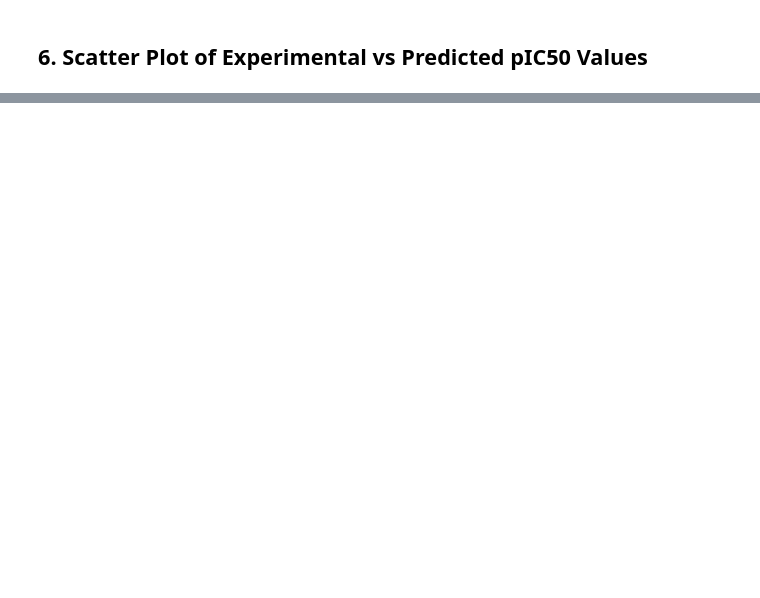
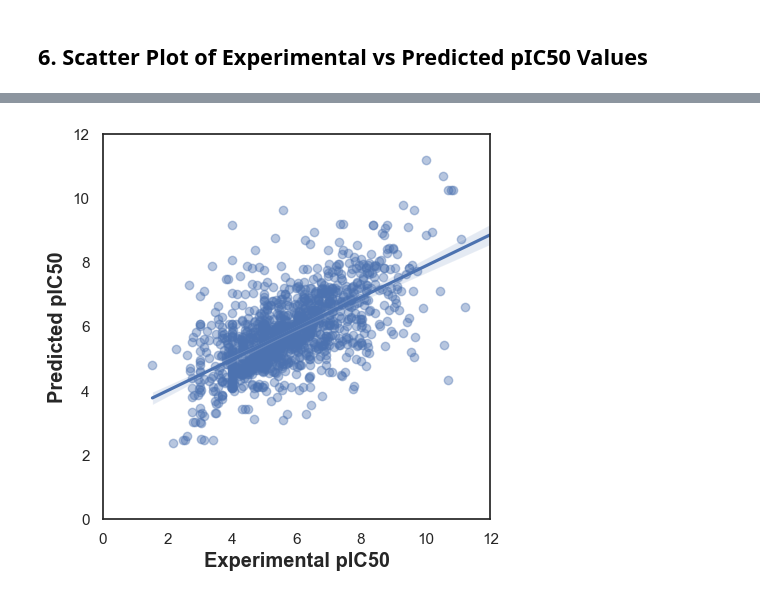
Before and after one commit to jatindangi1206/drug-discovery, a Jupyter notebook: CDD_ML_Part_4_Acetylcholinesterase_Regression_Random_Forest.ipynb, the cells around one changed output, grey strips where cells are left out. Drawn from its saved outputs; the diff is of its cells as text; code cells hidden in the pictures; blank space fills up the shorter version.

```diff
--- a/CDD_ML_Part_4_Acetylcholinesterase_Regression_Random_Forest.ipynb
+++ b/CDD_ML_Part_4_Acetylcholinesterase_Regression_Random_Forest.ipynb
@@ -66,14 +171,21 @@ Y_pred = model.predict(X_test)
 # %%
 import seaborn as sns
 import matplotlib.pyplot as plt
 
 sns.set(color_codes=True)
 sns.set_style("white")
 
-ax = sns.regplot(Y_test, Y_pred, scatter_kws={'alpha':0.4})
+ax = sns.regplot(
+    x=Y_test,
+    y=Y_pred,
+    scatter_kws={'alpha': 0.4}
+)
 ax.set_xlabel('Experimental pIC50', fontsize='large', fontweight='bold')
 ax.set_ylabel('Predicted pIC50', fontsize='large', fontweight='bold')
 ax.set_xlim(0, 12)
 ax.set_ylim(0, 12)
 ax.figure.set_size_inches(5, 5)
-plt.show
+
+plt.show()
+# %% [output]
+[figure, added]
```
Also changed, not shown: parts of 30 cells of this notebook.
